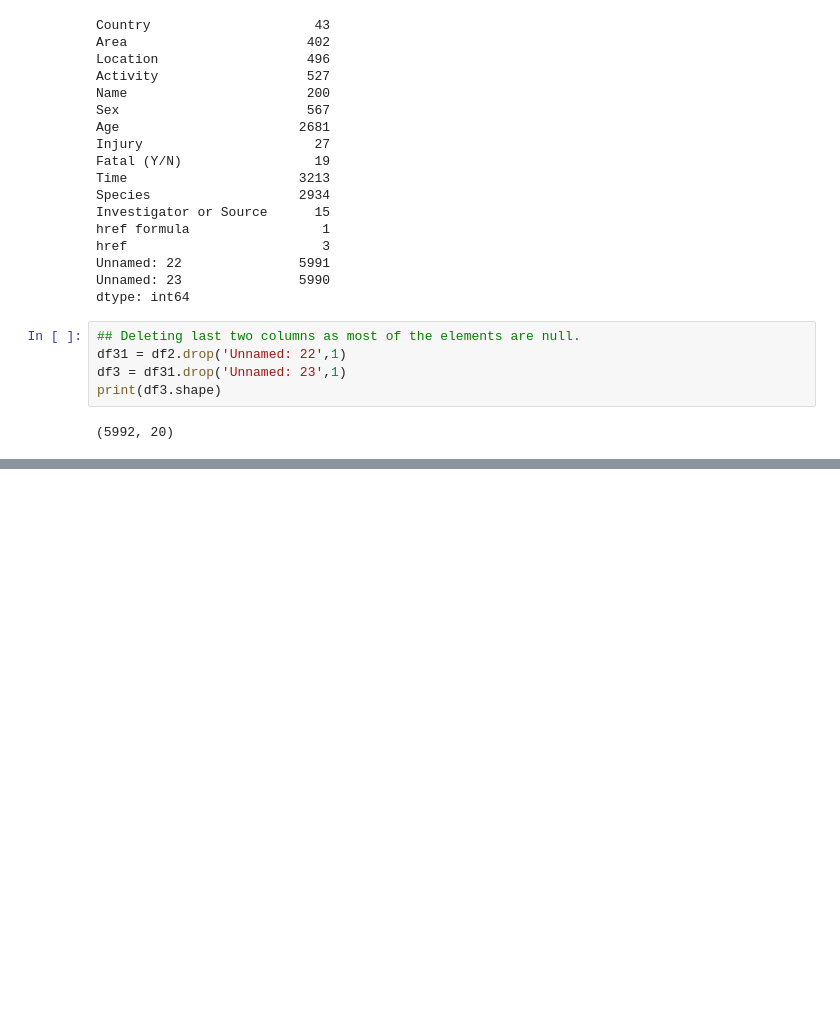
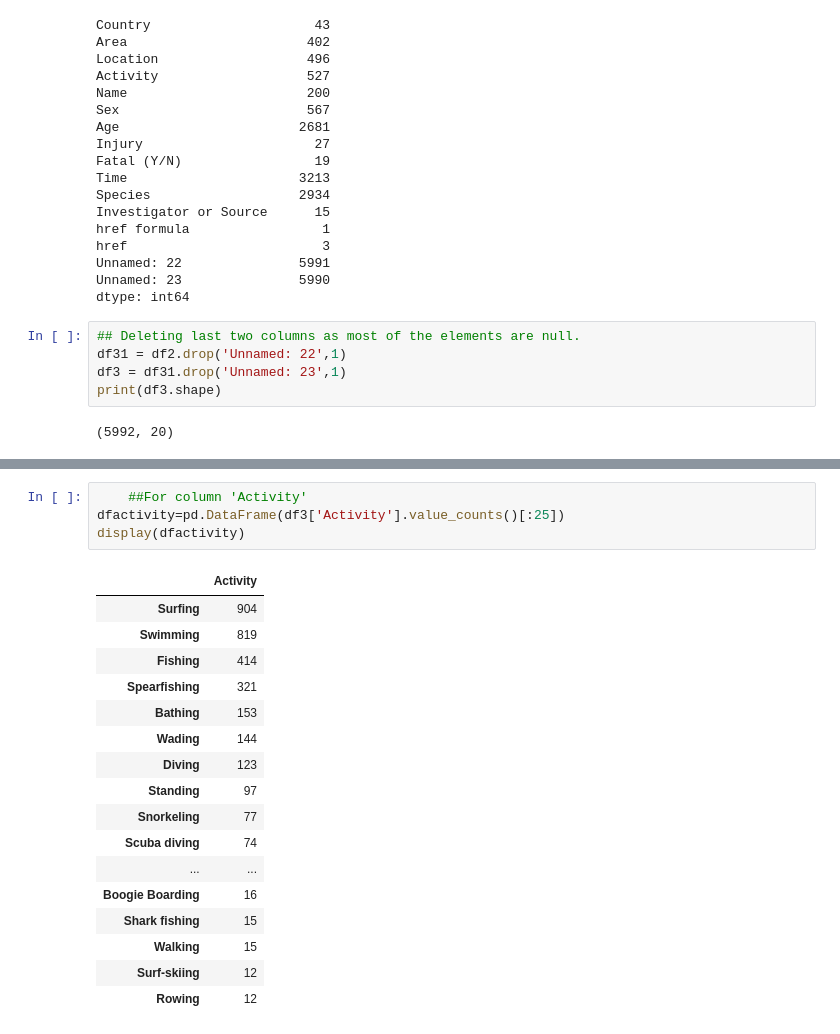
Before and after one commit to alfpml/Pandas-Project, a Jupyter notebook: Pandas-Project-Code.ipynb, the cells around one changed output, grey strips where cells are left out. Saved outputs shown, nothing was run; the diff lists cells and outputs as text; blank space fills up the shorter version.

```diff
--- a/Pandas-Project-Code.ipynb
+++ b/Pandas-Project-Code.ipynb
@@ -97,0 +142,22 @@ print(df3.shape)
+# %%
+    ##For column 'Activity'
+dfactivity=pd.DataFrame(df3['Activity'].value_counts()[:25])
+display(dfactivity)
+# %% [output]
+|  | Activity |
+| Surfing | 904 |
+| Swimming | 819 |
+| Fishing | 414 |
+| Spearfishing | 321 |
+| Bathing | 153 |
+| Wading | 144 |
+| Diving | 123 |
+| Standing | 97 |
+| Snorkeling | 77 |
+| Scuba diving | 74 |
+| ... | ... |
+| Boogie Boarding | 16 |
+| Shark fishing | 15 |
+| Walking | 15 |
+| Surf-skiing | 12 |
+| Rowing | 12 |
```
Also changed, not shown: parts of 4 cells of this notebook, 1 other file.
